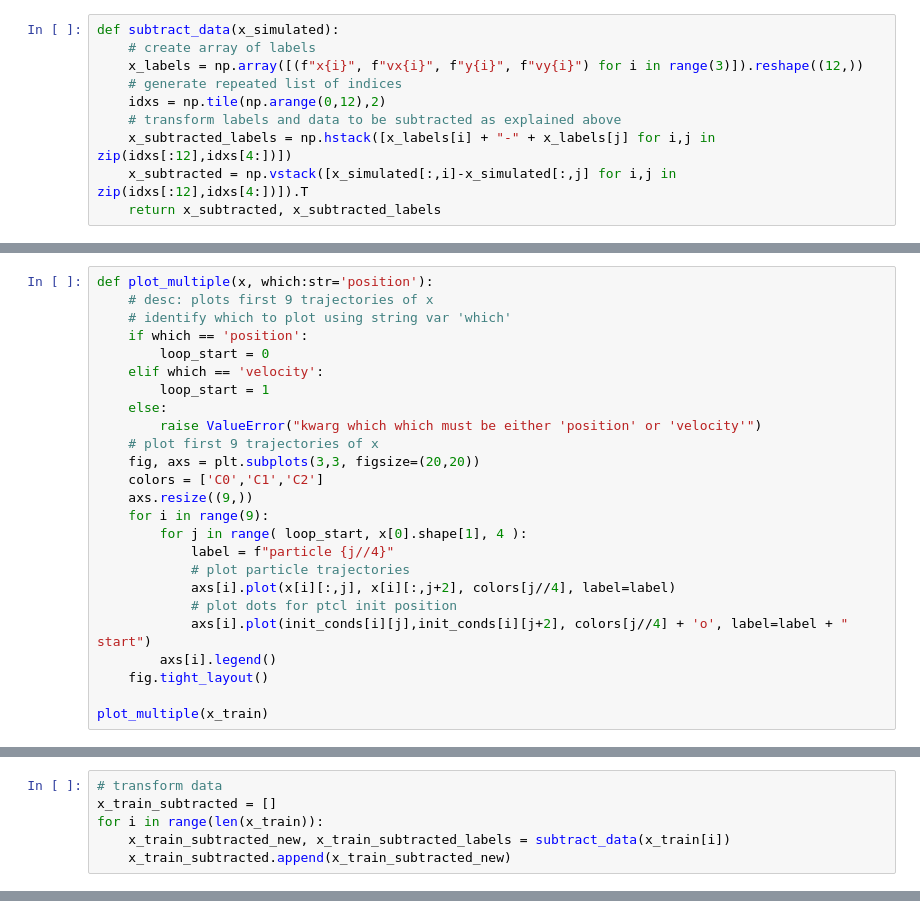
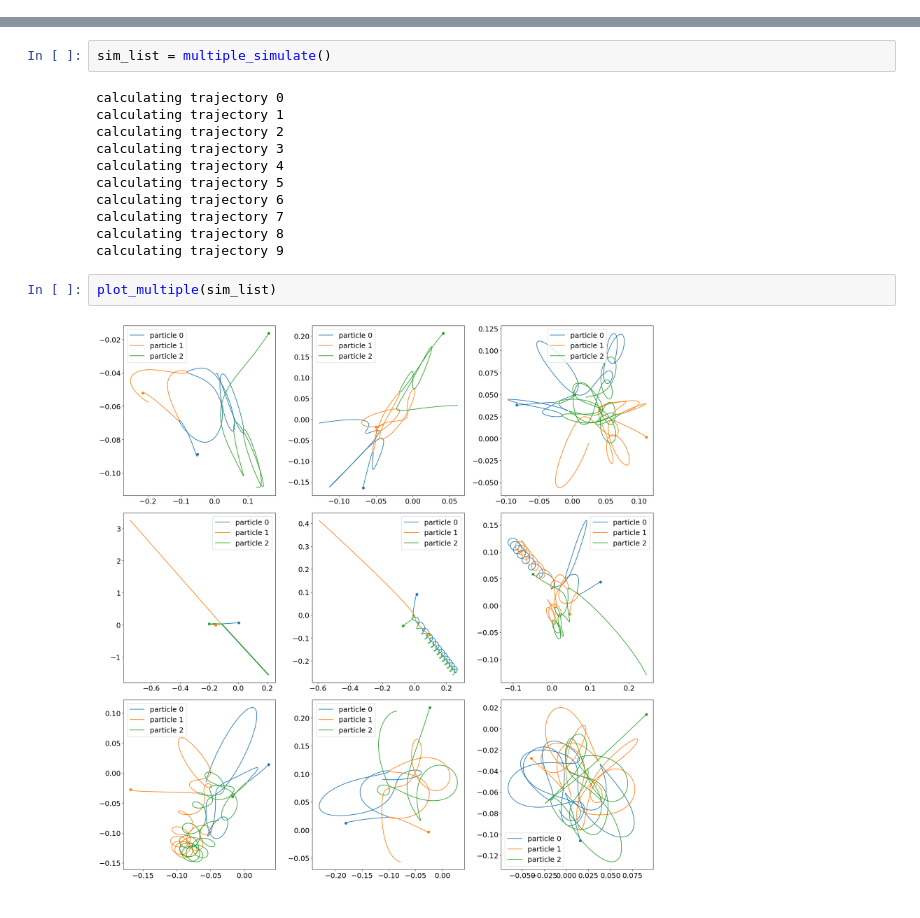
Before and after one commit to zbrookshowe/yukawa-sindy, a Jupyter notebook: Yukawa3body.ipynb, the cells around one changed output, grey strips where cells are left out. Cells and saved outputs as stored; diff of their text form.

```diff
--- a/Yukawa3body.ipynb
+++ b/Yukawa3body.ipynb
@@ -781,10 +0,0 @@ As we can see, given this basis function, SINDy generates 66 terms. Now, we stil
-# %%
-def subtract_data(x_simulated):
-    # create array of labels
-    x_labels = np.array([(f"x{i}", f"vx{i}", f"y{i}", f"vy{i}") for i in range(3)]).reshape((12,))
-    # generate repeated list of indices
-    idxs = np.tile(np.arange(0,12),2)
-    # transform labels and data to be subtracted as explained above
-    x_subtracted_labels = np.hstack([x_labels[i] + "-" + x_labels[j] for i,j in zip(idxs[:12],idxs[4:])])
-    x_subtracted = np.vstack([x_simulated[:,i]-x_simulated[:,j] for i,j in zip(idxs[:12],idxs[4:])]).T
-    return x_subtracted, x_subtracted_labels
@@ -1136,25 +0,0 @@ fig.tight_layout()
-# %%
-def plot_multiple(x, which:str='position'):
-    # desc: plots first 9 trajectories of x
-    # identify which to plot using string var 'which'
-    if which == 'position':
-        loop_start = 0
-    elif which == 'velocity':
-        loop_start = 1
-    else:
-        raise ValueError("kwarg which which must be either 'position' or 'velocity'")
-    # plot first 9 trajectories of x
-    fig, axs = plt.subplots(3,3, figsize=(20,20))
-    colors = ['C0','C1','C2']
-    axs.resize((9,))
-    for i in range(9):
-        for j in range( loop_start, x[0].shape[1], 4 ):
-            label = f"particle {j//4}"
-            # plot particle trajectories
-            axs[i].plot(x[i][:,j], x[i][:,j+2], colors[j//4], label=label)
-            # plot dots for ptcl init position
-            axs[i].plot(init_conds[i][j],init_conds[i][j+2], colors[j//4] + 'o', label=label + " start")
-        axs[i].legend()
-    fig.tight_layout()
-
-plot_multiple(x_train)
@@ -1163,6 +0,0 @@ plot_multiple(x_train)
-# %%
-# transform data
-x_train_subtracted = []
-for i in range(len(x_train)):
-    x_train_subtracted_new, x_train_subtracted_labels = subtract_data(x_train[i])
-    x_train_subtracted.append(x_train_subtracted_new)
@@ -1198,0 +340,17 @@ We are able to fit the velocity equations pretty readily with a somewhat small t
+# %%
+sim_list = multiple_simulate()
+# %% [output]
+calculating trajectory 0
+calculating trajectory 1
+calculating trajectory 2
+calculating trajectory 3
+calculating trajectory 4
+calculating trajectory 5
+calculating trajectory 6
+calculating trajectory 7
+calculating trajectory 8
+calculating trajectory 9
+# %%
+plot_multiple(sim_list)
+# %% [output]
+[figure, added]
```
Also changed, not shown: parts of 87 cells of this notebook, 3 other files.
